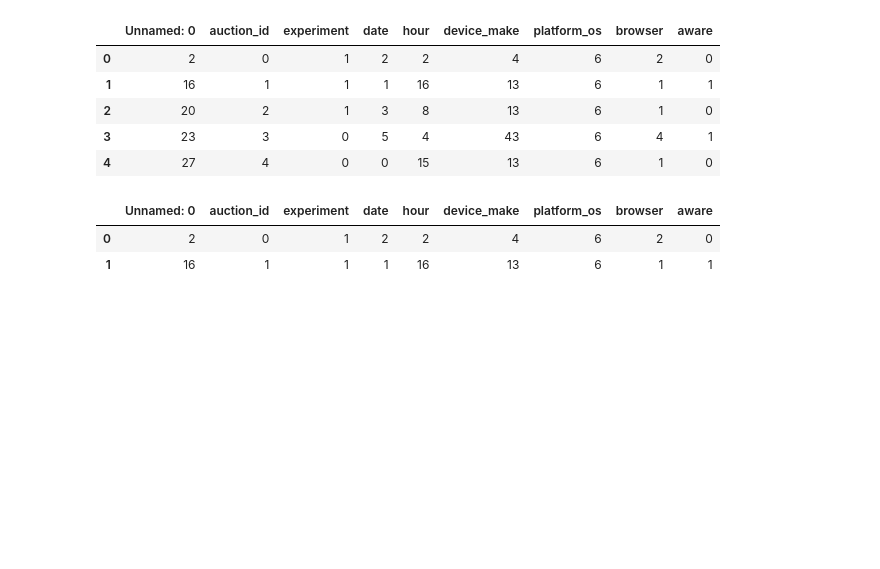
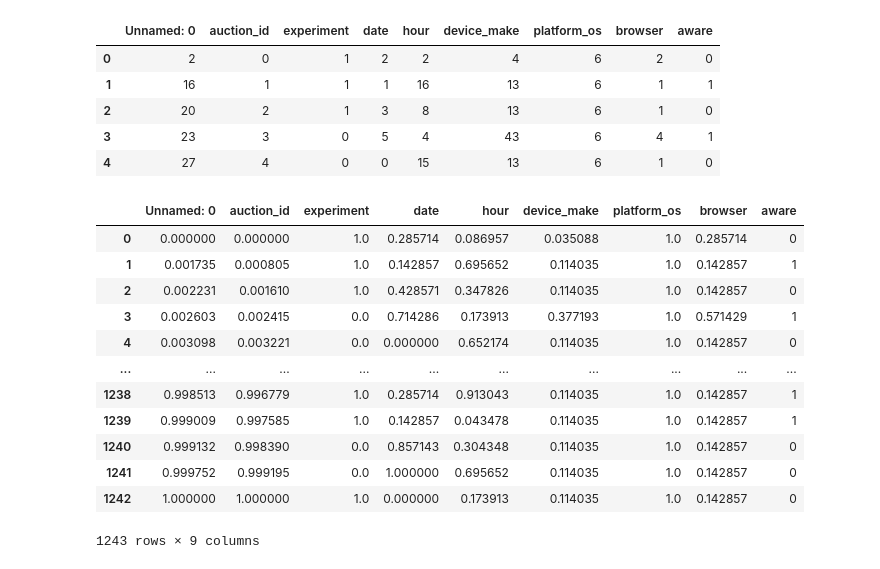
Before and after one commit to 10X-groups/AB-testing, a Jupyter notebook: notebooks/Abtest-mlops.ipynb, the cells around one changed output. Cells and saved outputs as stored; diff of their text form; code cells hidden in the pictures; blank space fills up the shorter version.

```diff
--- a/notebooks/Abtest-mlops.ipynb
+++ b/notebooks/Abtest-mlops.ipynb
@@ -123,9 +127,23 @@ df.head()
 | 2 | 20 | 2 | 1 | 3 | 8 | 13 | 6 | 1 | 0 |
 | 3 | 23 | 3 | 0 | 5 | 4 | 43 | 6 | 4 | 1 |
 | 4 | 27 | 4 | 0 | 0 | 15 | 13 | 6 | 1 | 0 |
+# %%
+# Assuming same lines from your example
+cols_to_norm = ['Unnamed: 0','auction_id','experiment','date','hour','device_make','platform_os','browser']
+df[cols_to_norm] = df[cols_to_norm].apply(lambda x: (x - x.min()) / (x.max() - x.min()))
 # %%
-df.head(2)
+df
 # %% [output]
 |  | Unnamed: 0 | auction_id | experiment | date | hour | device_make | platform_os | browser | aware |
-| 0 | 2 | 0 | 1 | 2 | 2 | 4 | 6 | 2 | 0 |
-| 1 | 16 | 1 | 1 | 1 | 16 | 13 | 6 | 1 | 1 |
+| 0 | 0.000000 | 0.000000 | 1.0 | 0.285714 | 0.086957 | 0.035088 | 1.0 | 0.285714 | 0 |
+| 1 | 0.001735 | 0.000805 | 1.0 | 0.142857 | 0.695652 | 0.114035 | 1.0 | 0.142857 | 1 |
+| 2 | 0.002231 | 0.001610 | 1.0 | 0.428571 | 0.347826 | 0.114035 | 1.0 | 0.142857 | 0 |
+| 3 | 0.002603 | 0.002415 | 0.0 | 0.714286 | 0.173913 | 0.377193 | 1.0 | 0.571429 | 1 |
+| 4 | 0.003098 | 0.003221 | 0.0 | 0.000000 | 0.652174 | 0.114035 | 1.0 | 0.142857 | 0 |
+| ... | ... | ... | ... | ... | ... | ... | ... | ... | ... |
+| 1238 | 0.998513 | 0.996779 | 1.0 | 0.285714 | 0.913043 | 0.114035 | 1.0 | 0.142857 | 1 |
+| 1239 | 0.999009 | 0.997585 | 1.0 | 0.142857 | 0.043478 | 0.114035 | 1.0 | 0.142857 | 1 |
+| 1240 | 0.999132 | 0.998390 | 0.0 | 0.857143 | 0.304348 | 0.114035 | 1.0 | 0.142857 | 0 |
+| 1241 | 0.999752 | 0.999195 | 0.0 | 1.000000 | 0.695652 | 0.114035 | 1.0 | 0.142857 | 0 |
+| 1242 | 1.000000 | 1.000000 | 1.0 | 0.000000 | 0.173913 | 0.114035 | 1.0 | 0.142857 | 0 |
+1243 rows × 9 columns
```
Also changed, not shown: parts of 6 cells of this notebook.
